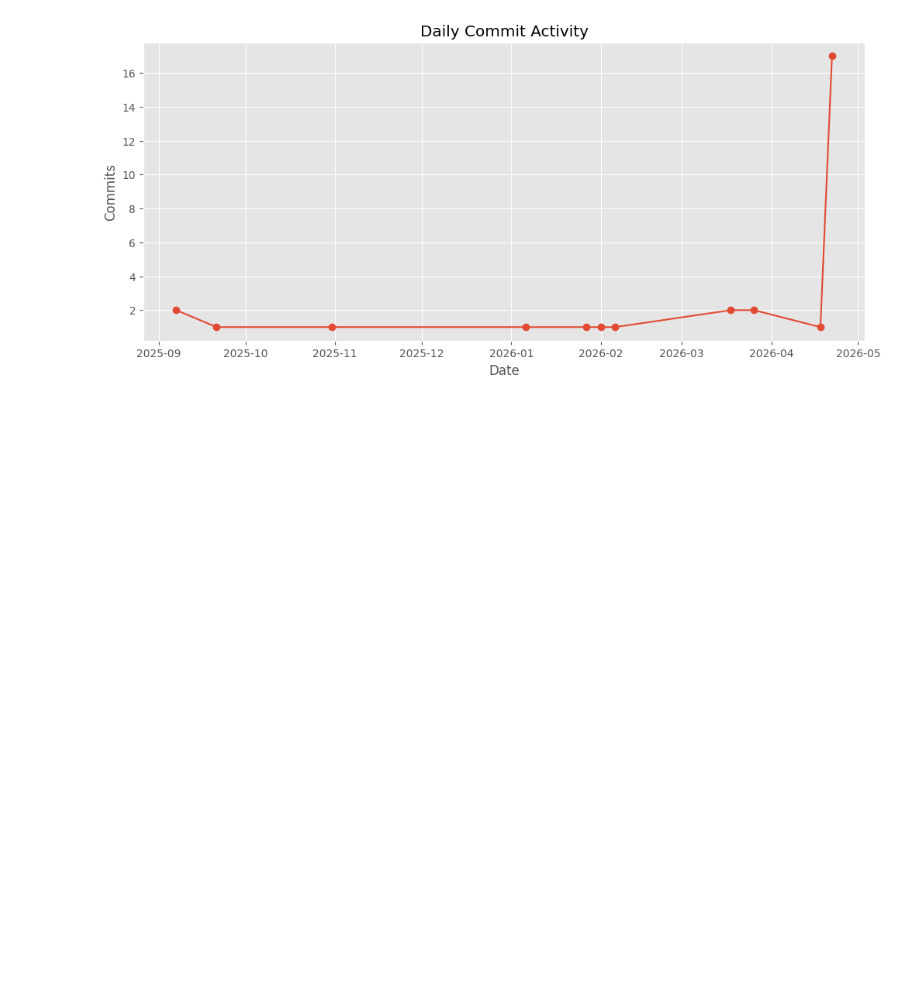
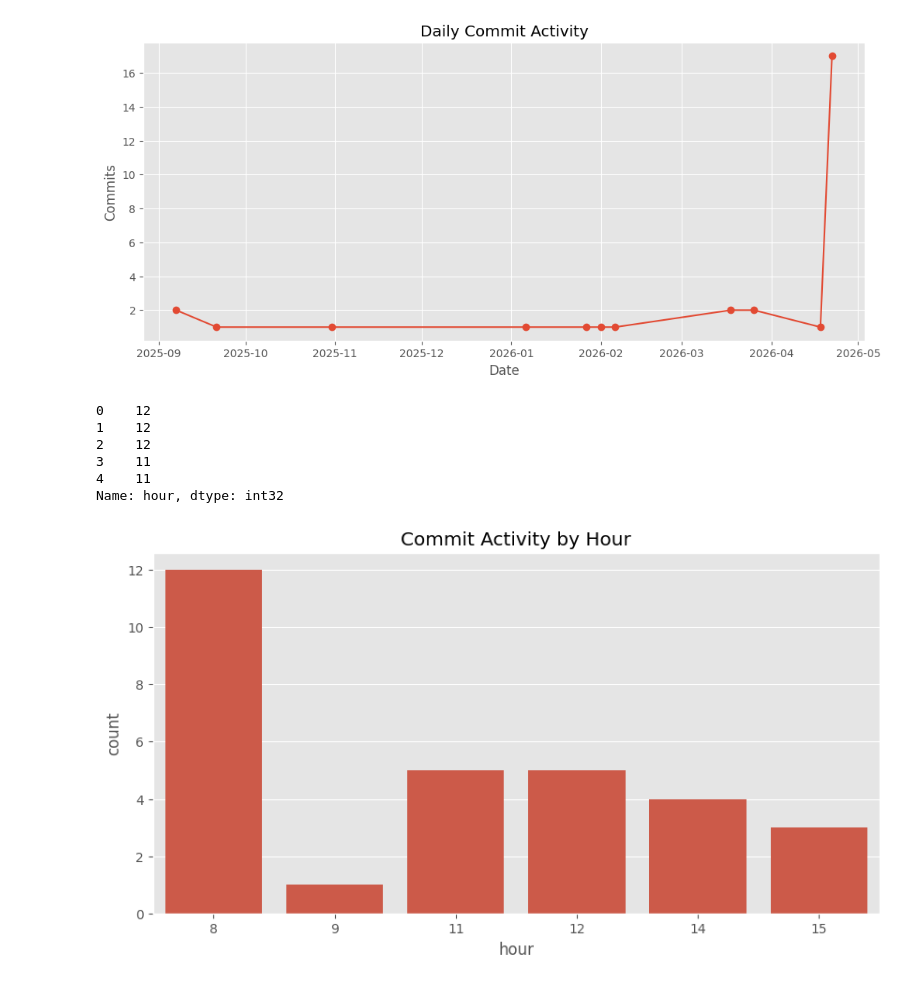
Before and after one commit to Abhiix0/github-insights-engine, a Jupyter notebook: notebooks/analysis.ipynb, the cells around one changed output. Cells and saved outputs as stored; diff of their text form; code cells hidden in the pictures; blank space fills up the shorter version.

Commit message:
Added commit activity analysis

```diff
--- a/notebooks/analysis.ipynb
+++ b/notebooks/analysis.ipynb
@@ -241,3 +241,27 @@ plt.ylabel("Commits")
 plt.show()
 # %% [output]
 [figure]
+# %%
+commit_df["hour"] = commit_df["date"].dt.hour
+
+commit_df["hour"].head()
+# %% [output]
+0    12
+1    12
+2    12
+3    11
+4    11
+Name: hour, dtype: int32
+# %%
+plt.figure(figsize=(10, 5))
+
+sns.countplot(
+    data=commit_df,
+    x="hour"
+)
+
+plt.title("Commit Activity by Hour")
+
+plt.show()
+# %% [output]
+[figure, added]
```
